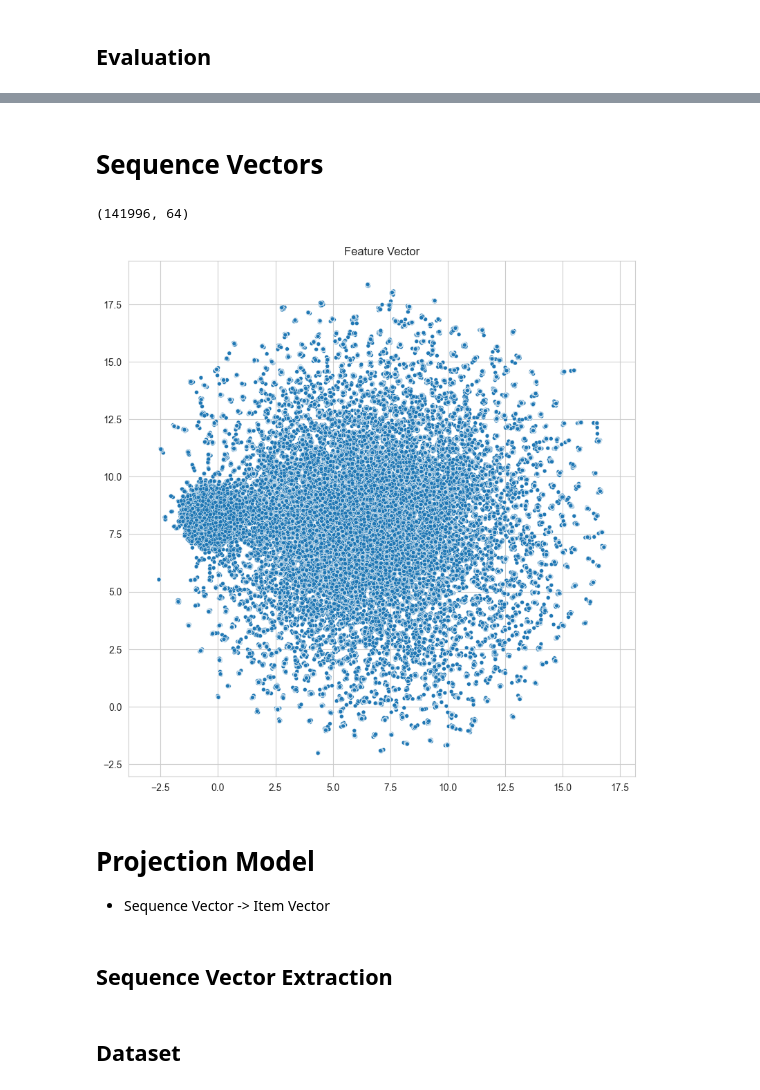
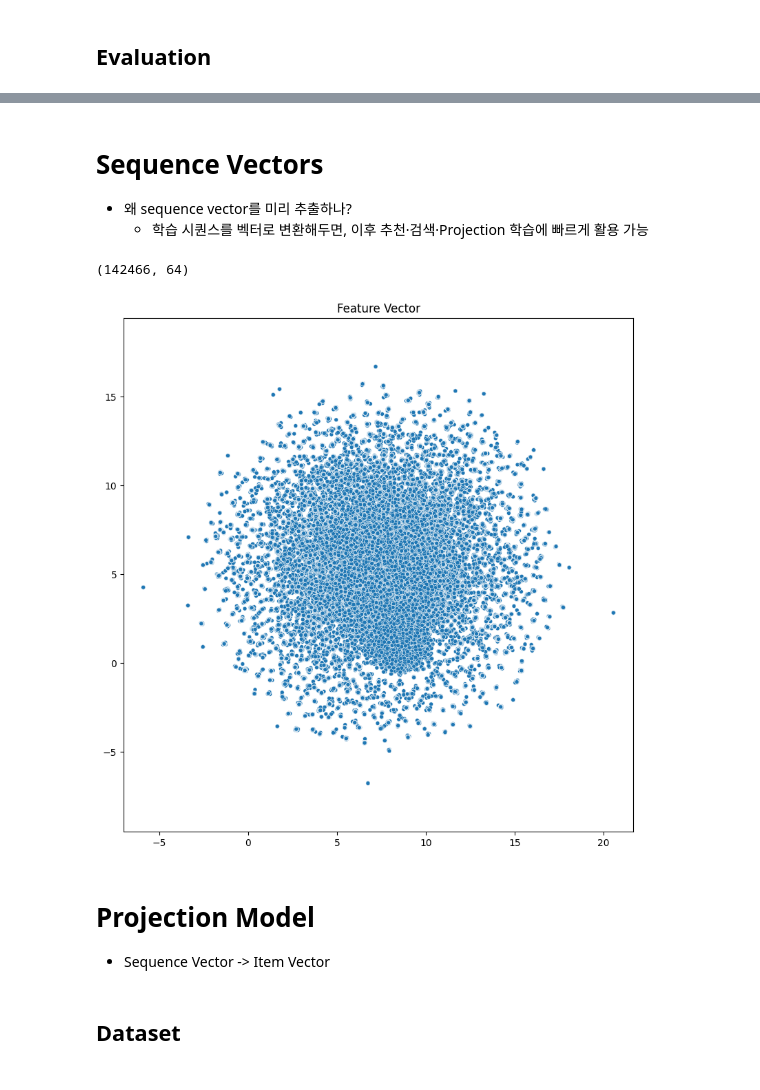
Before and after one commit to yg-hwang/recsys, a Jupyter notebook: 4_modeling_transformer/4_1_train_model.ipynb, the cells around one changed output, grey strips where cells are left out. Saved outputs shown, nothing was run; the diff lists cells and outputs as text; code cells hidden in the pictures.

```diff
--- a/4_modeling_transformer/4_1_train_model.ipynb
+++ b/4_modeling_transformer/4_1_train_model.ipynb
@@ -199,9 +234,0 @@ df_test = df_test.reset_index(drop=True)
-# %%
-train_dataset = SequentialDataset(
-    df=df_train, feature_sequences=feature_names + ["mask"], targets=target_names
-)
-
-batch_size = 128
-train_dataloader = DataLoader(
-    dataset=train_dataset, batch_size=batch_size, shuffle=True, pin_memory=False
-)
@@ -519,3 +710,5 @@ plt.show()
 # %% [markdown]
 # Sequence Vectors
+- 왜 sequence vector를 미리 추출하나?
+    - 학습 시퀀스를 벡터로 변환해두면, 이후 추천·검색·Projection 학습에 빠르게 활용 가능
 # %%
@@ -533,44 +738,62 @@ model.load_state_dict(
 model = model.to(device)
 # %%
+# 1. 추론용 데이터프레임 준비
+# - feature 시퀀스 + mask + 타겟(`y_item_id`)만 남김
 df_tmp = df_seq_encoded[feature_names + ["mask", "y_item_id"]]
 
+# 2. Dataset & DataLoader 생성
 dataset = SequentialDataset(
     df=df_tmp, feature_sequences=feature_names + ["mask"], device=device
 )
-
 dataloader = DataLoader(dataset, batch_size=512, shuffle=False, pin_memory=False)
 
+# 3. 시퀀스 벡터 추출
 seq_vectors = []
-with torch.no_grad():
-    for _, (feature_sequences, masks) in enumerate(
-        tqdm(dataloader, total=len(dataloader))
-    ):
+model.eval().to(device)
+with torch.no_grad():  # 추론 단계에서는 gradient 불필요
+    for feature_sequences, masks in tqdm(dataloader, total=len(dataloader)):
+        # `model()`의 첫 번째 출력: sequence vector
         outputs = model(feature_sequences=feature_sequences, masks=masks)[0]
 
-        outputs = outputs.detach().numpy()
+        # GPU tensor -> numpy 변환
+        outputs = outputs.detach().cpu().numpy()
+
+        # 각 벡터를 L2 정규화 (cosine similarity 계산용으로 안정적)
         seq_vectors.extend([value / np.linalg.norm(value) for value in outputs])
 
+# 4. 결과 DataFrame
+# - 원래 feature + 타겟(`y_item_id`) 유지
 df_seq_vectors = df_seq_encoded[feature_names + ["y_item_id"]].copy()
-df_seq_vectors["vector"] = seq_vectors
-seq_vectors = np.array(df_seq_vectors["vector"].tolist())
+
+# 시퀀스별 vector 추가
+df_seq_vectors["seq_vector"] = seq_vectors
 # %%
+# 최종 sequence vector를 numpy 배열로 변환
+seq_vectors = np.array(df_seq_vectors["seq_vector"].tolist())
+
 seq_vectors.shape
 # %% [output]
-(141996, 64)
+(142466, 64)
 # %%
-reducer = umap.UMAP(metric="cosine", n_neighbors=15)
+# UMAP 기반 차원 축소
+# - metric="cosine": 임베딩 간 코사인 거리 기준으로 구조를 보존
+reducer = umap.UMAP(metric="cosine")
+
+# 시퀀스 벡터(seq_vectors)를 2차원 공간으로 임베딩
+# - 유사한 시퀀스는 2D 공간에서 서로 가까이 위치
+# - 특정 영역에 몰려 있는 점들은 같은 feature 조합일 가능성이 높음
 embeddings = reducer.fit_transform(seq_vectors)
 
 plt.figure(figsize=(8, 8))
 sns.scatterplot(
     x=embeddings[:, 0], y=embeddings[:, 1], size=0.3, palette="bright", legend=False
 )
 plt.gca().set_aspect("equal", "datalim")
 plt.tight_layout()
 plt.title("Feature Vector")
 plt.show()
 # %% [output]
-[figure, old version]
+[figure, new version]
 # %% [markdown]
 # Projection Model
 - Sequence Vector -> Item Vector
@@ -581,4 +806,2 @@ model_dir.mkdir(parents=True, exist_ok=True)
 checkpoint = model_dir.joinpath("checkpoint")
 checkpoint.mkdir(parents=True, exist_ok=True)
-# %% [markdown]
-## Sequence Vector Extraction
```
Also changed, not shown: parts of 31 cells of this notebook, 18 other files.
